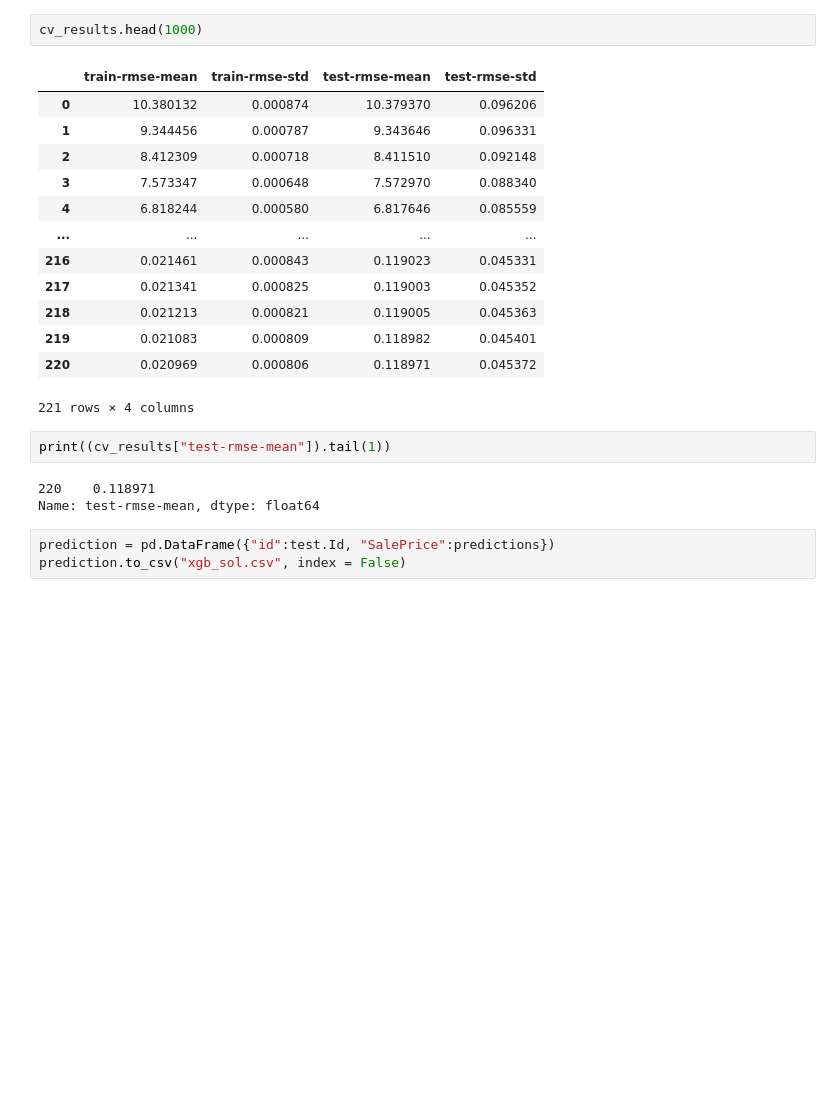
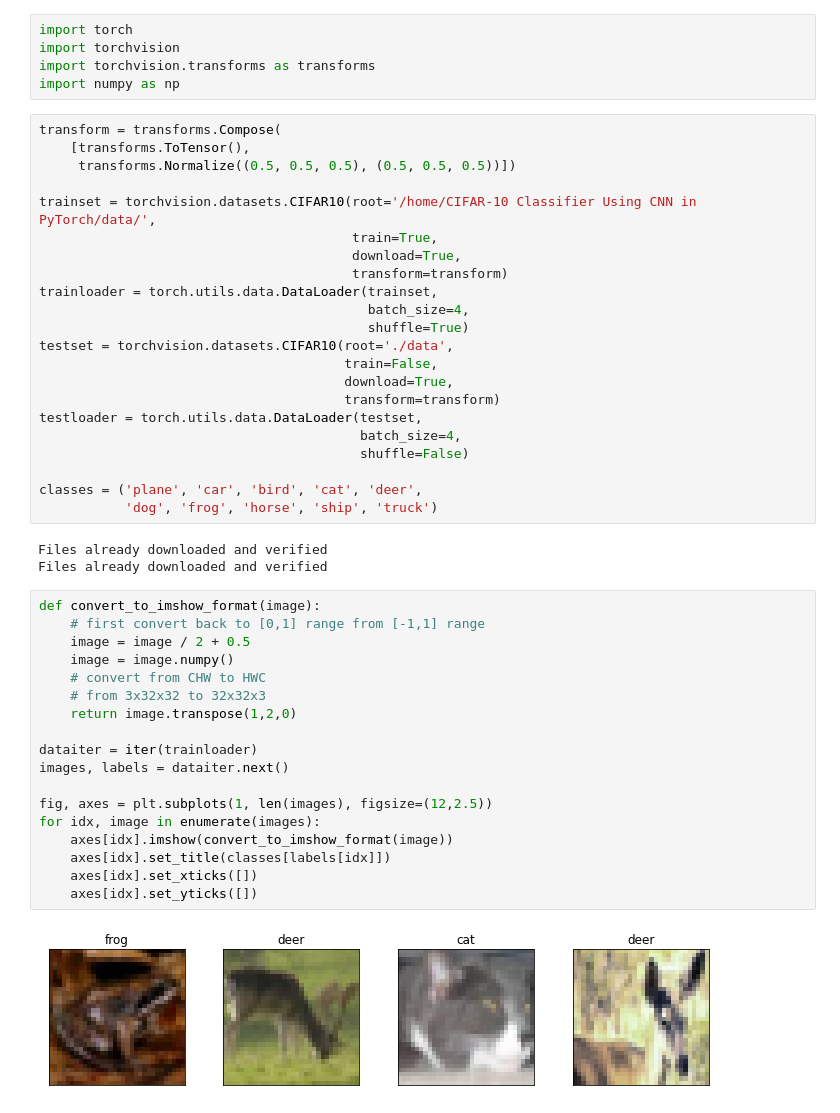
Before and after one commit to johnson0310/EE460J, a Jupyter notebook: Problem 2.ipynb, the cells around one changed output. Saved outputs shown, nothing was run; the diff lists cells and outputs as text; blank space fills up the shorter version.

```diff
--- a/Problem 2.ipynb
+++ b/Problem 2.ipynb
@@ -162,24 +1,50 @@ cv_results = xgb.cv(dtrain=data_dmatrix, params=params, nfold=100,
-# %%
-cv_results.head(1000)
-# %% [output]
-|  | train-rmse-mean | train-rmse-std | test-rmse-mean | test-rmse-std |
-| 0 | 10.380132 | 0.000874 | 10.379370 | 0.096206 |
-| 1 | 9.344456 | 0.000787 | 9.343646 | 0.096331 |
-| 2 | 8.412309 | 0.000718 | 8.411510 | 0.092148 |
-| 3 | 7.573347 | 0.000648 | 7.572970 | 0.088340 |
-| 4 | 6.818244 | 0.000580 | 6.817646 | 0.085559 |
-| ... | ... | ... | ... | ... |
-| 216 | 0.021461 | 0.000843 | 0.119023 | 0.045331 |
-| 217 | 0.021341 | 0.000825 | 0.119003 | 0.045352 |
-| 218 | 0.021213 | 0.000821 | 0.119005 | 0.045363 |
-| 219 | 0.021083 | 0.000809 | 0.118982 | 0.045401 |
-| 220 | 0.020969 | 0.000806 | 0.118971 | 0.045372 |
-221 rows × 4 columns
-# %%
-print((cv_results["test-rmse-mean"]).tail(1))
-# %% [output]
-220    0.118971
-Name: test-rmse-mean, dtype: float64
-# %%
-prediction = pd.DataFrame({"id":test.Id, "SalePrice":predictions})
-prediction.to_csv("xgb_sol.csv", index = False)
+# %%
+import torch
+import torchvision
+import torchvision.transforms as transforms
+import numpy as np
+# %%
+transform = transforms.Compose(
+    [transforms.ToTensor(),
+     transforms.Normalize((0.5, 0.5, 0.5), (0.5, 0.5, 0.5))])
+
+trainset = torchvision.datasets.CIFAR10(root='/home/CIFAR-10 Classifier Using CNN in PyTorch/data/',
+                                        train=True,
+                                        download=True,
+                                        transform=transform)
+trainloader = torch.utils.data.DataLoader(trainset,
+                                          batch_size=4,
+                                          shuffle=True)
+testset = torchvision.datasets.CIFAR10(root='./data',
+                                       train=False,
+                                       download=True,
+                                       transform=transform)
+testloader = torch.utils.data.DataLoader(testset,
+                                         batch_size=4,
+                                         shuffle=False)
+
+classes = ('plane', 'car', 'bird', 'cat', 'deer',
+           'dog', 'frog', 'horse', 'ship', 'truck')
+# %% [output]
+Files already downloaded and verified
+Files already downloaded and verified
+# %%
+def convert_to_imshow_format(image):
+    # first convert back to [0,1] range from [-1,1] range
+    image = image / 2 + 0.5
+    image = image.numpy()
+    # convert from CHW to HWC
+    # from 3x32x32 to 32x32x3
+    return image.transpose(1,2,0)
+
+dataiter = iter(trainloader)
+images, labels = dataiter.next()
+
+fig, axes = plt.subplots(1, len(images), figsize=(12,2.5))
+for idx, image in enumerate(images):
+    axes[idx].imshow(convert_to_imshow_format(image))
+    axes[idx].set_title(classes[labels[idx]])
+    axes[idx].set_xticks([])
+    axes[idx].set_yticks([])
+# %% [output]
+[figure, added]
```
Also changed, not shown: parts of 58 cells of this notebook, 1 other file.
